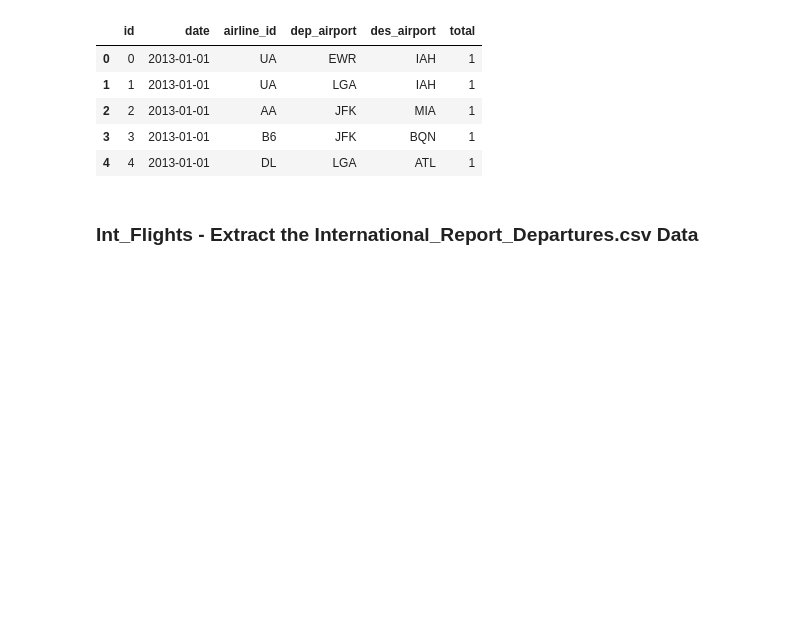
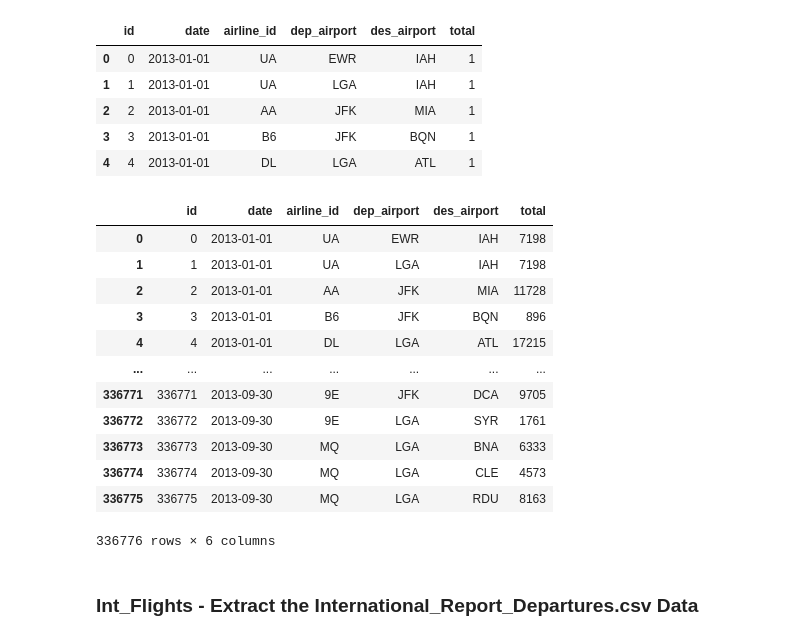
Before and after one commit to ktaware/project3-Air-Travellin-USA, a Jupyter notebook: coding/data_csv_cleaning.ipynb, the cells around one changed output. Saved outputs shown, nothing was run; the diff lists cells and outputs as text; code cells hidden in the pictures; blank space fills up the shorter version.

Commit message:
flight totals, traffic density circles on leaflet

```diff
--- a/coding/data_csv_cleaning.ipynb
+++ b/coding/data_csv_cleaning.ipynb
@@ -263,6 +263,24 @@ dom_flights_final.head()
 | 2 | 2 | 2013-01-01 | AA | JFK | MIA | 1 |
 | 3 | 3 | 2013-01-01 | B6 | JFK | BQN | 1 |
 | 4 | 4 | 2013-01-01 | DL | LGA | ATL | 1 |
+# %%
+# Sum total flights for each destination airport
+dom_flights_final['total'] = dom_flights_final.groupby('des_airport')['total'].transform(sum)
+dom_flights_final.head()
+# %% [output]
+|  | id | date | airline_id | dep_airport | des_airport | total |
+| 0 | 0 | 2013-01-01 | UA | EWR | IAH | 7198 |
+| 1 | 1 | 2013-01-01 | UA | LGA | IAH | 7198 |
+| 2 | 2 | 2013-01-01 | AA | JFK | MIA | 11728 |
+| 3 | 3 | 2013-01-01 | B6 | JFK | BQN | 896 |
+| 4 | 4 | 2013-01-01 | DL | LGA | ATL | 17215 |
+| ... | ... | ... | ... | ... | ... | ... |
+| 336771 | 336771 | 2013-09-30 | 9E | JFK | DCA | 9705 |
+| 336772 | 336772 | 2013-09-30 | 9E | LGA | SYR | 1761 |
+| 336773 | 336773 | 2013-09-30 | MQ | LGA | BNA | 6333 |
+| 336774 | 336774 | 2013-09-30 | MQ | LGA | CLE | 4573 |
+| 336775 | 336775 | 2013-09-30 | MQ | LGA | RDU | 8163 |
+336776 rows × 6 columns
 # %%
 # Export flights_final as CSV file.
 dom_flights_final.to_csv("../data/03_dom_flights_cleaned.csv", index=False)
```
Also changed, not shown: parts of 12 cells of this notebook, 7 other files.
